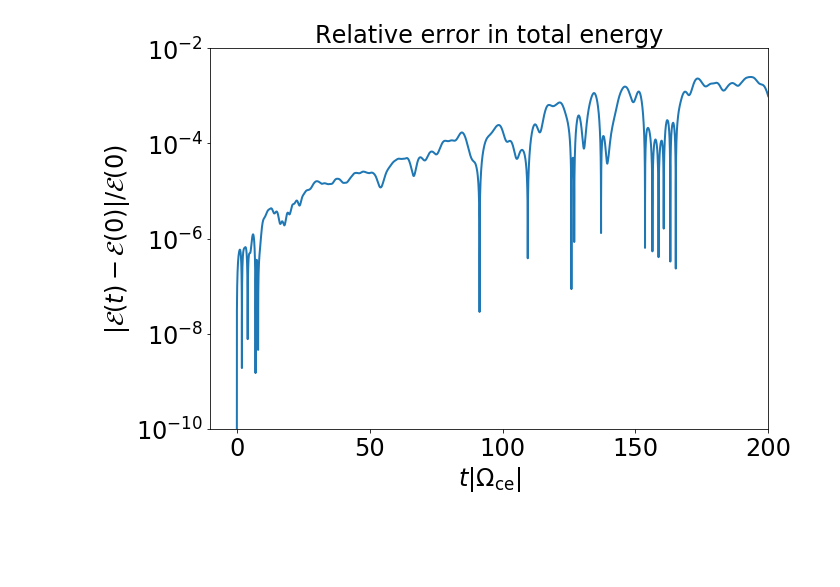
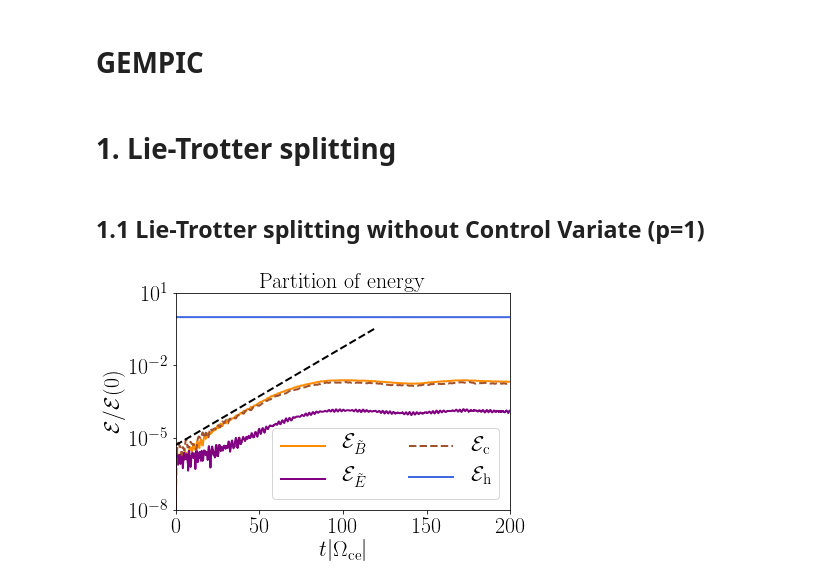
Before and after one commit to ratnania/mhd, a Jupyter notebook: 02_HybridModelling/33_Comparison_GEMPIC.ipynb, the cells around one changed output. Cells and saved outputs as stored; diff of their text form; code cells hidden in the pictures; blank space fills up the shorter version.

Commit message:
01_1d3v_HybridCode.ipynb

```diff
--- a/02_HybridModelling/33_Comparison_GEMPIC.ipynb
+++ b/02_HybridModelling/33_Comparison_GEMPIC.ipynb
@@ -731,27 +5,53 @@ plt.savefig('/home/florian/Schreibtisch/Masterarbeit/05_Präsentationen/04_Ringb
-# %%
-f13 = plt.figure()
-f13.set_figheight(7)
-f13.set_figwidth(10)
-
-fontsize = 24
-#plt.rc('text', usetex = False)
-#plt.rc('font',family = 'serif')
-plt.rcParams.update({'font.size': fontsize})
-plt.rc('xtick', labelsize = fontsize)
-plt.rc('ytick', labelsize = fontsize)
-
-en_tot = en_B + en_E + en_C + en_H
-
-Nt = len(en_B) - 1
-dt = data[0, 19]
-tn = np.linspace(0, Nt*dt*data[0, 30], Nt + 1)
-
-plt.semilogy(tn, np.abs(en_tot - en_tot[0])/(en_tot[0]), linewidth = 2)
-plt.xlim((-10, 200))
-plt.ylim((1e-10, 1e-2))
-plt.xlabel('$t|\Omega_\mathrm{ce}|$')
-plt.ylabel('$|\mathcal{E}(t) - \mathcal{E}(0)|/\mathcal{E}(0)$')
-plt.title('Relative error in total energy', fontsize = fontsize)
-plt.savefig('/home/florian/Schreibtisch/Masterarbeit/05_Präsentationen/04_Ringberg/01_Figures/Conservation_Standard_WithCV.pdf', bbox_inches = 'tight')
-# %% [output]
-[figure, removed]
+# %% [markdown]
+# GEMPIC
+# %% [markdown]
+# 1. Lie-Trotter splitting
+# %% [markdown]
+## 1.1 Lie-Trotter splitting without Control Variate (p=1)
+# %%
+data1 = np.loadtxt('/home/florian/Schreibtisch/Masterarbeit/06_Github/learning-python/data_Nel=32_dt=0.0125_Np=1e5_T=200_amp=1e-4_p=1_FirstLie_NoCV')
+
+en_B1  = data1[:, 0]
+en_E1  = data1[:, 1]
+en_C1  = data1[:, 2]
+en_H1  = data1[:, 3]
+# %%
+f1 = plt.figure()
+f1.set_figheight(4)
+f1.set_figwidth(6)
+
+fontsize = 22
+plt.rc('text', usetex = True)
+plt.rc('font', family = 'serif')
+plt.rcParams.update({'font.size': fontsize})
+plt.rc('xtick', labelsize = fontsize)
+plt.rc('ytick', labelsize = fontsize)
+
+en_tot1 = en_B1 + en_E1 + en_C1 + en_H1
+
+Nt = len(en_B1) - 1
+dt = 0.05/4
+tn = np.linspace(0, Nt*dt, Nt + 1)
+tg = np.linspace(0, 120, 100)
+
+colors = ['darkorange', 'purple', 'sienna', 'royalblue']
+
+omega = utils.solveDispersionHybrid(2., +1, 1, -1, 2., 0.2, 0.53, 6e-2, 0.5 + 0j, 1e-8)[0]
+omega_r = np.real(omega)
+gamma = np.imag(omega)
+
+plt.semilogy(tn, en_B1/en_tot1[0], linewidth = 2, label = r'$\mathcal{E}_{\tilde{B}}$', color = colors[0])
+plt.semilogy(tn, en_E1/en_tot1[0], linewidth = 2, label = r'$\mathcal{E}_{\tilde{E}}$', color = colors[1])
+plt.semilogy(tn, en_C1/en_tot1[0], '--', linewidth = 2, label = r'$\mathcal{E}_\mathrm{c}$', color = colors[2])
+plt.semilogy(tn, en_H1/en_tot1[0], linewidth = 2, label = r'$\mathcal{E}_\mathrm{h}$', color = colors[3])
+plt.semilogy(tg, 5e-6*np.exp(tg*gamma*2), 'k--', linewidth = 2)
+
+plt.xlabel('$t|\Omega_\mathrm{ce}|$')
+plt.ylabel(r'$\mathcal{E} / \mathcal{E}(0)$')
+plt.title('Partition of energy', fontsize = fontsize)
+plt.ylim((1e-8, 1e1))
+plt.xlim((0, 200))
+plt.legend(loc = 'lower right', ncol = 2)
+plt.savefig('/home/florian/Schreibtisch/Masterarbeit/07_Ausarbeitung/master-thesis/01_Figures/05_Results/Energies_GEMPIC_LieTrotter_p=1_NoCV.pdf', bbox_inches = 'tight')
+# %% [output]
+[figure, added]
```
Also changed, not shown: parts of 108 cells of this notebook, 2 other files.
